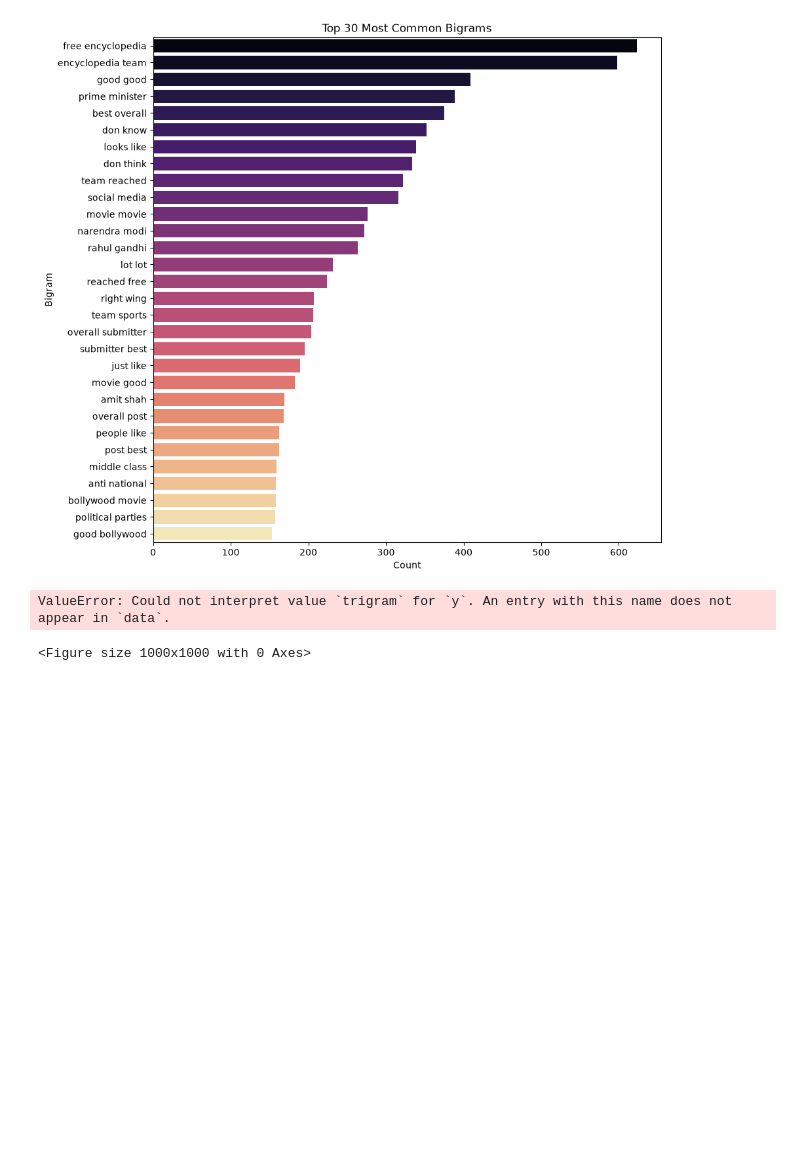
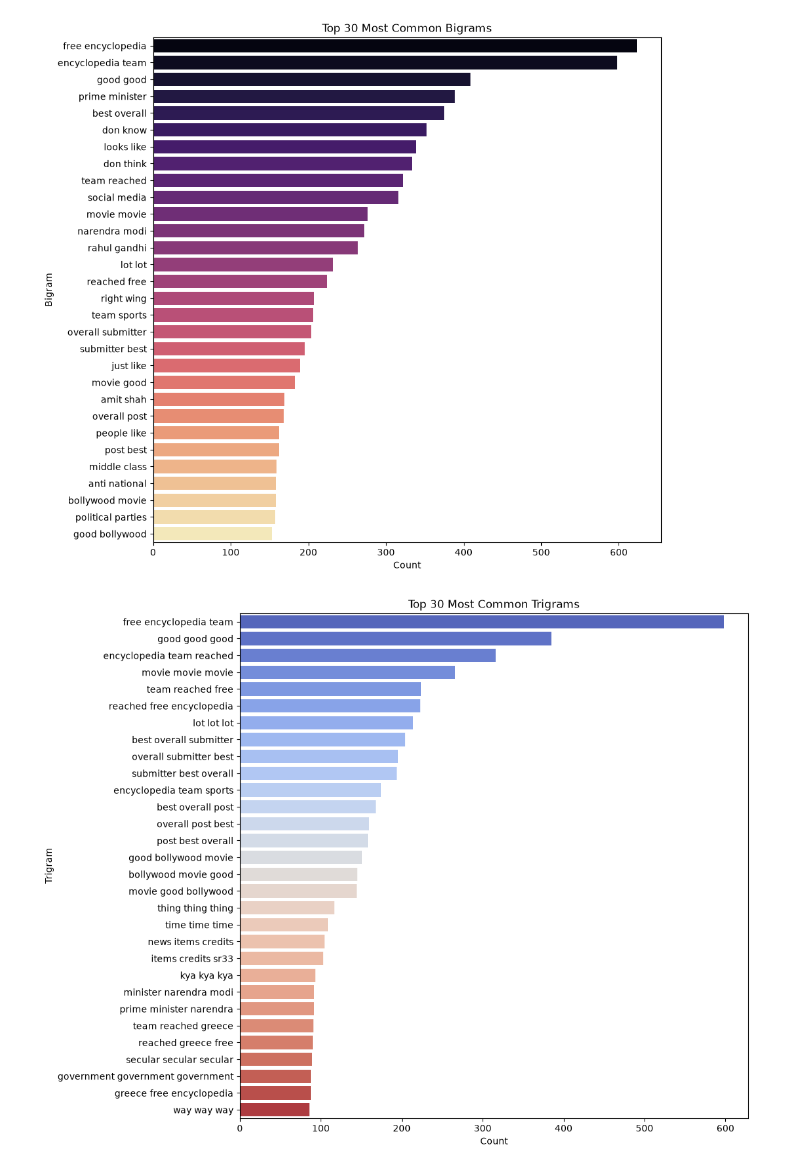
Before and after one commit to HerbertNtim/data-science-lab, a Jupyter notebook: jupyter_works/youtube-sentiment/notebooks/1_Preprocessing_&_EDA.ipynb, the cells around one changed output. Cells and saved outputs as stored; diff of their text form; code cells hidden in the pictures; blank space fills up the shorter version.

```diff
--- a/jupyter_works/youtube-sentiment/notebooks/1_Preprocessing_&_EDA.ipynb
+++ b/jupyter_works/youtube-sentiment/notebooks/1_Preprocessing_&_EDA.ipynb
@@ -607,26 +607,25 @@ plt.show()
 # %%
 # Create a function to extract the top 30 bigrams
 def get_top_trigrams(corpus, n=None):
     vec = CountVectorizer(ngram_range=(3, 3), stop_words="english").fit(corpus)
     bag_of_words = vec.transform(corpus)
     sum_words = bag_of_words.sum(axis=0)
     words_frequency = [(word, sum_words[0, idx]) for word, idx in vec.vocabulary_.items()]
     words_frequency = sorted(words_frequency, key=lambda x: x[1], reverse=True)
     return words_frequency[:n]
 
 # Get the top 30 trigrams
 top_30_trigrams = get_top_trigrams(df["clean_comment"], 30)
 
 # Converting the trigrams into Pandas DataFrame for plotting
 top_30_trigrams_df = pd.DataFrame(top_30_trigrams, columns=["trigram", "count"])
 
 # Plot the countplot for the top 30 trigrams
 plt.figure(figsize=(10, 10))
-sns.barplot(data=top_30_bigrams_df, x='count', y='trigram', hue="trigram", palette='magma', legend=False)
+sns.barplot(data=top_30_trigrams_df, x='count', y='trigram', hue="trigram", palette='coolwarm', legend=False)
 plt.title("Top 30 Most Common Trigrams")
 plt.xlabel("Count")
 plt.ylabel("Trigram")
 plt.show()
 # %% [output]
-ValueError: Could not interpret value `trigram` for `y`. An entry with this name does not appear in `data`.
-<Figure size 1000x1000 with 0 Axes>
+[figure, added]
```
Also changed, not shown: parts of 2 cells of this notebook.
